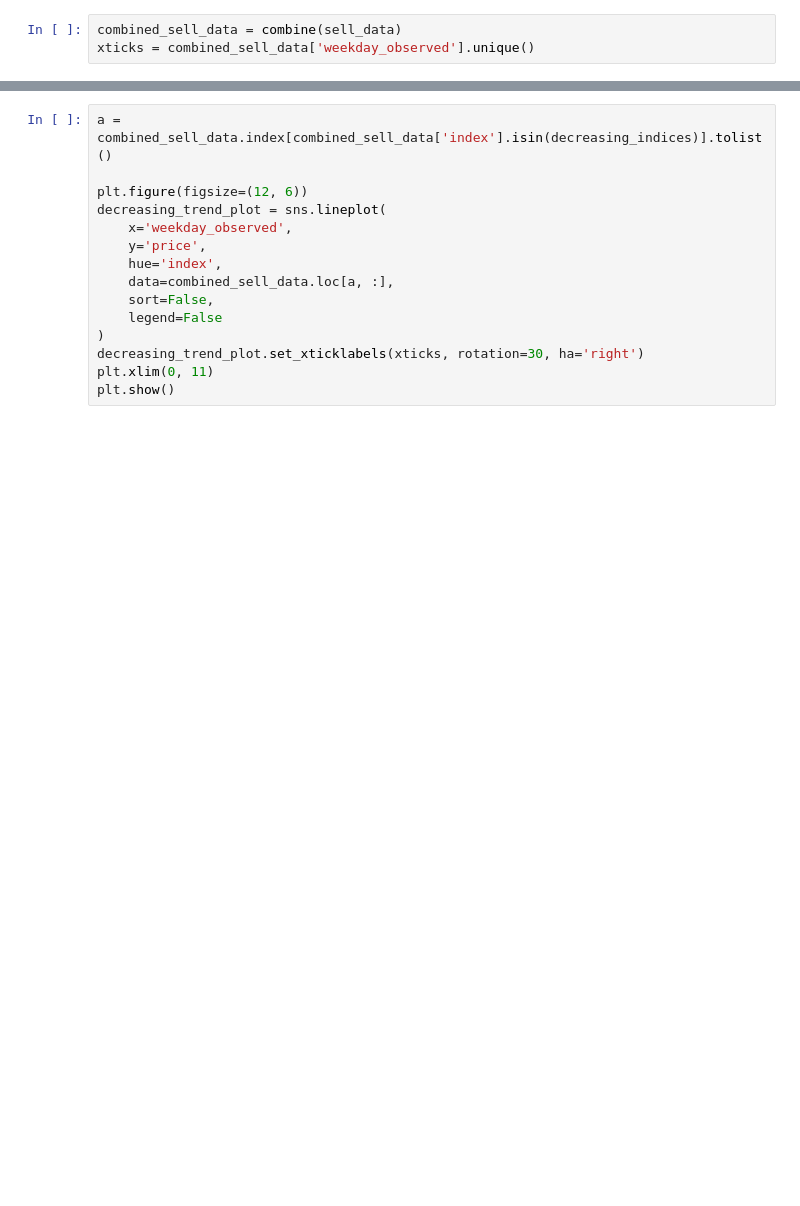
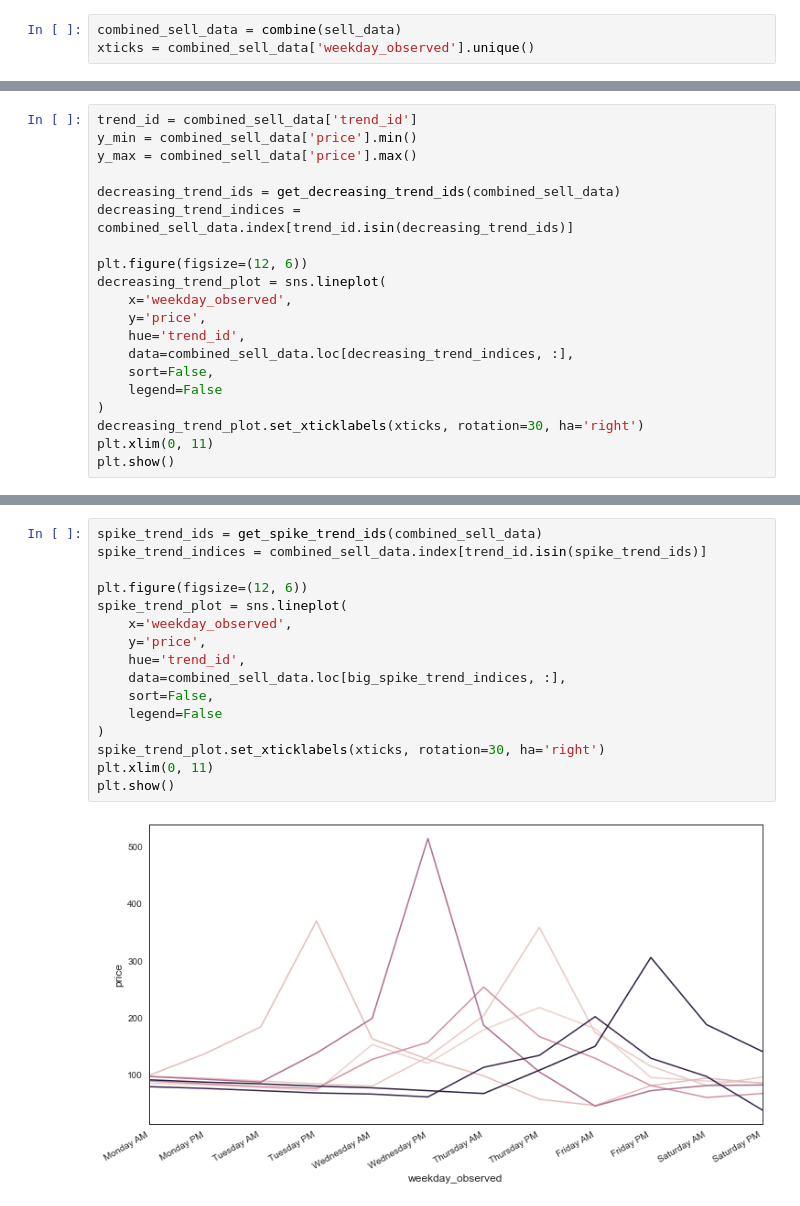
Before and after one commit to ys-lin14/acnh-clustering, a Jupyter notebook: trend_classification.ipynb, the cells around one changed output, grey strips where cells are left out. Drawn from its saved outputs; the diff is of its cells as text; blank space fills up the shorter version.

```diff
--- a/trend_classification.ipynb
+++ b/trend_classification.ipynb
@@ -183,0 +197,20 @@ decreasing_indices = np.where(states)[0]
+# %%
+trend_id = combined_sell_data['trend_id']
+y_min = combined_sell_data['price'].min()
+y_max = combined_sell_data['price'].max()
+
+decreasing_trend_ids = get_decreasing_trend_ids(combined_sell_data)
+decreasing_trend_indices = combined_sell_data.index[trend_id.isin(decreasing_trend_ids)]
+
+plt.figure(figsize=(12, 6))
+decreasing_trend_plot = sns.lineplot(
+    x='weekday_observed',
+    y='price',
+    hue='trend_id',
+    data=combined_sell_data.loc[decreasing_trend_indices, :],
+    sort=False,
+    legend=False
+)
+decreasing_trend_plot.set_xticklabels(xticks, rotation=30, ha='right')
+plt.xlim(0, 11)
+plt.show()
@@ -184,15 +219,18 @@ decreasing_indices = np.where(states)[0]
 # %%
-a = combined_sell_data.index[combined_sell_data['index'].isin(decreasing_indices)].tolist()
+spike_trend_ids = get_spike_trend_ids(combined_sell_data)
+spike_trend_indices = combined_sell_data.index[trend_id.isin(spike_trend_ids)]
 
 plt.figure(figsize=(12, 6))
-decreasing_trend_plot = sns.lineplot(
+spike_trend_plot = sns.lineplot(
     x='weekday_observed',
     y='price',
-    hue='index',
-    data=combined_sell_data.loc[a, :],
+    hue='trend_id',
+    data=combined_sell_data.loc[big_spike_trend_indices, :],
     sort=False,
     legend=False
 )
-decreasing_trend_plot.set_xticklabels(xticks, rotation=30, ha='right')
+spike_trend_plot.set_xticklabels(xticks, rotation=30, ha='right')
 plt.xlim(0, 11)
 plt.show()
+# %% [output]
+[figure, added]
```
Also changed, not shown: parts of 6 cells of this notebook.
